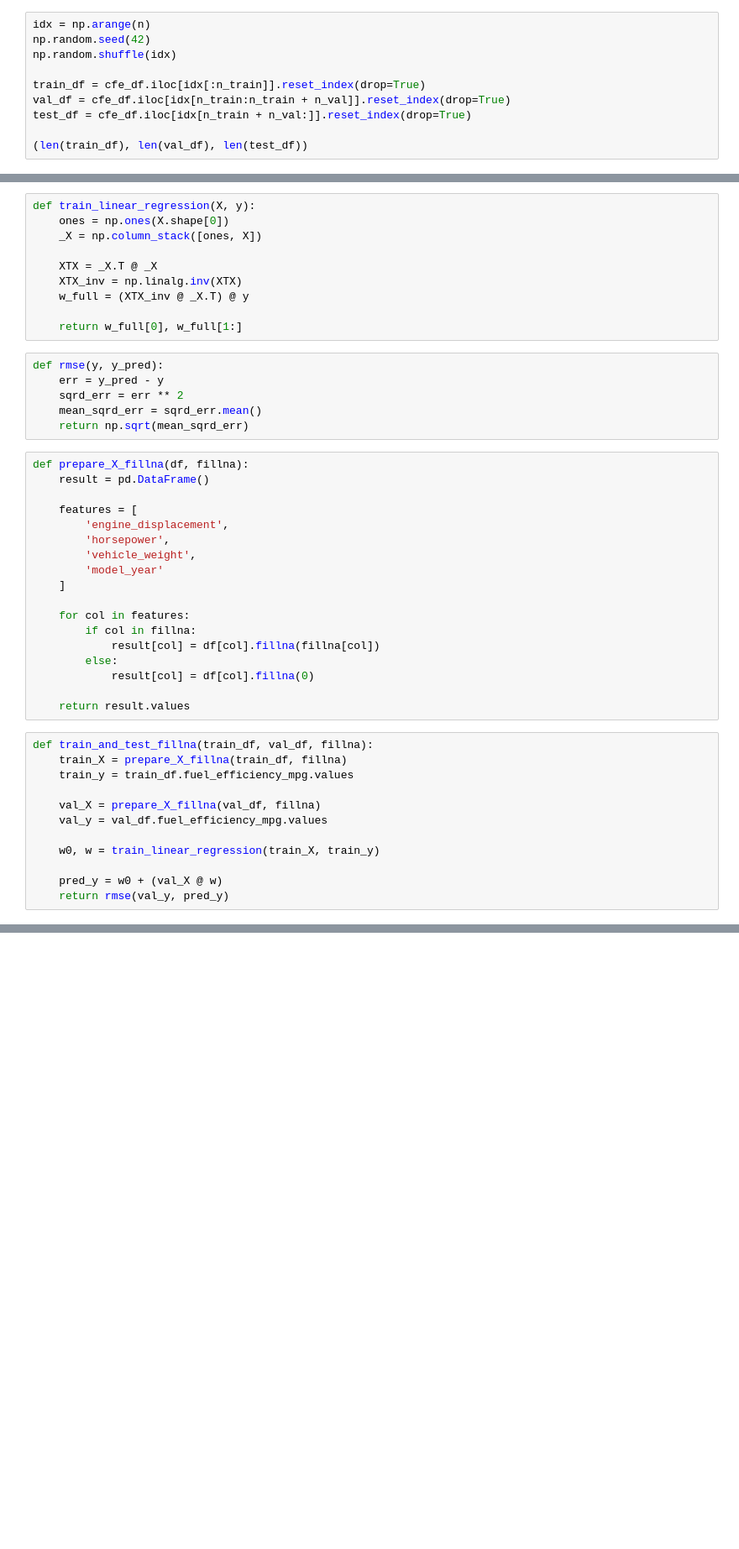
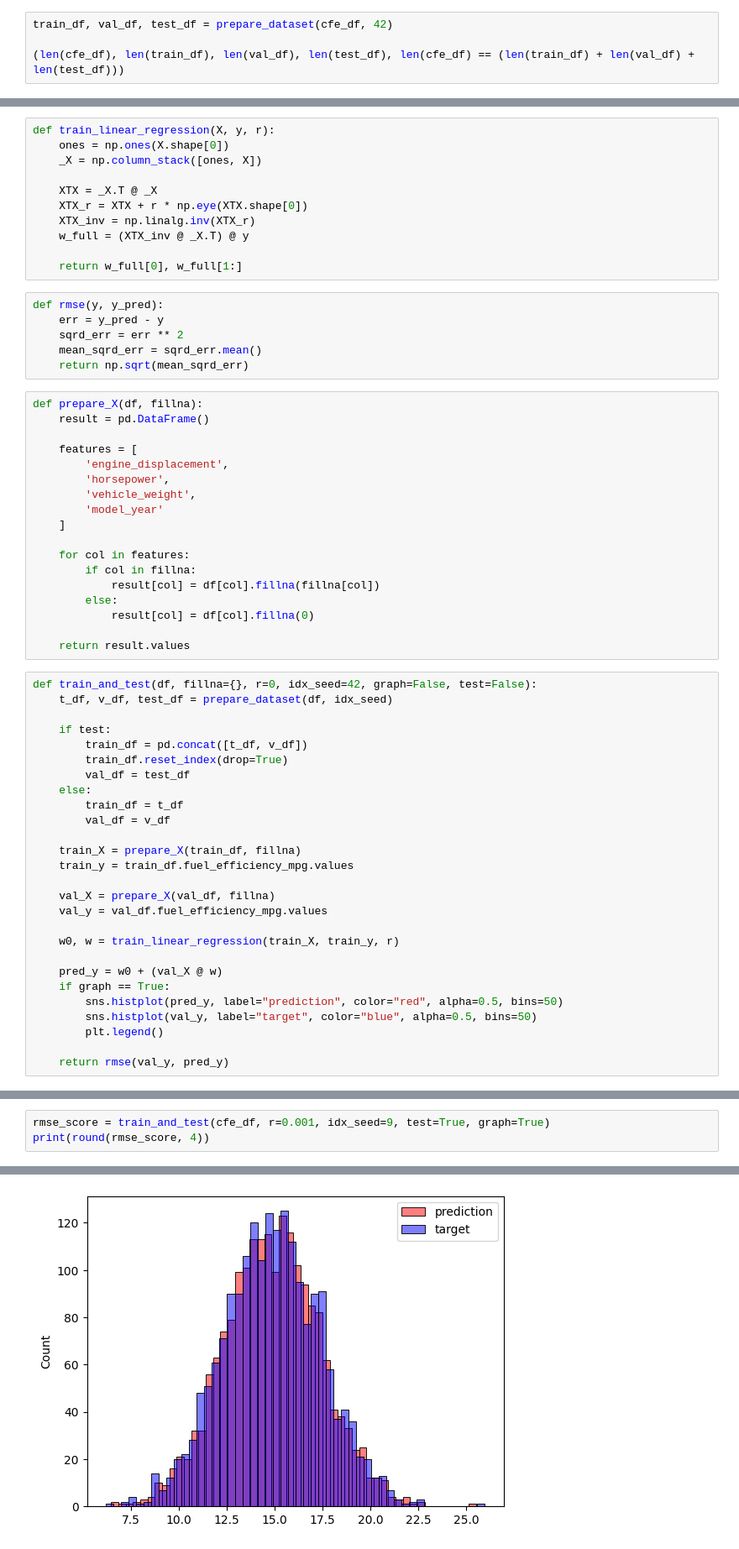
Before and after one commit to holdenparker/ml-zoomcamp-2025, a Jupyter notebook: homework/02/regression.ipynb, the cells around one changed output, grey strips where cells are left out. Shown at 84% size. Cells and saved outputs as stored; diff of their text form; blank space fills up the shorter version.

```diff
--- a/homework/02/regression.ipynb
+++ b/homework/02/regression.ipynb
@@ -69,11 +76,5 @@ n_train = n - n_val - n_test
 # %%
-idx = np.arange(n)
-np.random.seed(42)
-np.random.shuffle(idx)
+train_df, val_df, test_df = prepare_dataset(cfe_df, 42)
 
-train_df = cfe_df.iloc[idx[:n_train]].reset_index(drop=True)
-val_df = cfe_df.iloc[idx[n_train:n_train + n_val]].reset_index(drop=True)
-test_df = cfe_df.iloc[idx[n_train + n_val:]].reset_index(drop=True)
-
-(len(train_df), len(val_df), len(test_df))
+(len(cfe_df), len(train_df), len(val_df), len(test_df), len(cfe_df) == (len(train_df) + len(val_df) + len(test_df)))
 # %% [output]
@@ -81,12 +82,13 @@ test_df = cfe_df.iloc[idx[n_train + n_val:]].reset_index(drop=True)
 # %% [markdown]
 ## Train the model
 # %%
-def train_linear_regression(X, y):
+def train_linear_regression(X, y, r):
     ones = np.ones(X.shape[0])
     _X = np.column_stack([ones, X])
 
     XTX = _X.T @ _X
-    XTX_inv = np.linalg.inv(XTX)
+    XTX_r = XTX + r * np.eye(XTX.shape[0])
+    XTX_inv = np.linalg.inv(XTX_r)
     w_full = (XTX_inv @ _X.T) @ y
 
     return w_full[0], w_full[1:]
@@ -97,7 +99,7 @@ def rmse(y, y_pred):
     mean_sqrd_err = sqrd_err.mean()
     return np.sqrt(mean_sqrd_err)
 # %%
-def prepare_X_fillna(df, fillna):
+def prepare_X(df, fillna):
     result = pd.DataFrame()
 
     features = [
@@ -115,16 +117,31 @@ def prepare_X_fillna(df, fillna):
 
     return result.values
 # %%
-def train_and_test_fillna(train_df, val_df, fillna):
-    train_X = prepare_X_fillna(train_df, fillna)
+def train_and_test(df, fillna={}, r=0, idx_seed=42, graph=False, test=False):
+    t_df, v_df, test_df = prepare_dataset(df, idx_seed)
+
+    if test:
+        train_df = pd.concat([t_df, v_df])
+        train_df.reset_index(drop=True)
+        val_df = test_df
+    else:
+        train_df = t_df
+        val_df = v_df
+
+    train_X = prepare_X(train_df, fillna)
     train_y = train_df.fuel_efficiency_mpg.values
 
-    val_X = prepare_X_fillna(val_df, fillna)
+    val_X = prepare_X(val_df, fillna)
     val_y = val_df.fuel_efficiency_mpg.values
 
-    w0, w = train_linear_regression(train_X, train_y)
+    w0, w = train_linear_regression(train_X, train_y, r)
 
     pred_y = w0 + (val_X @ w)
+    if graph == True:
+        sns.histplot(pred_y, label="prediction", color="red", alpha=0.5, bins=50)
+        sns.histplot(val_y, label="target", color="blue", alpha=0.5, bins=50)
+        plt.legend()
+
     return rmse(val_y, pred_y)
 # %% [markdown]
 ## Question 3
@@ -145,0 +196,4 @@ nan=0, rmse=0.52; nan=mean, rmse=0.46
+# %%
+rmse_score = train_and_test(cfe_df, r=0.001, idx_seed=9, test=True, graph=True)
+print(round(rmse_score, 4))
+# %% [output]
@@ -145,0 +201 @@ nan=0, rmse=0.52; nan=mean, rmse=0.46
+[figure, added]
```
Also changed, not shown: parts of 11 cells of this notebook.
